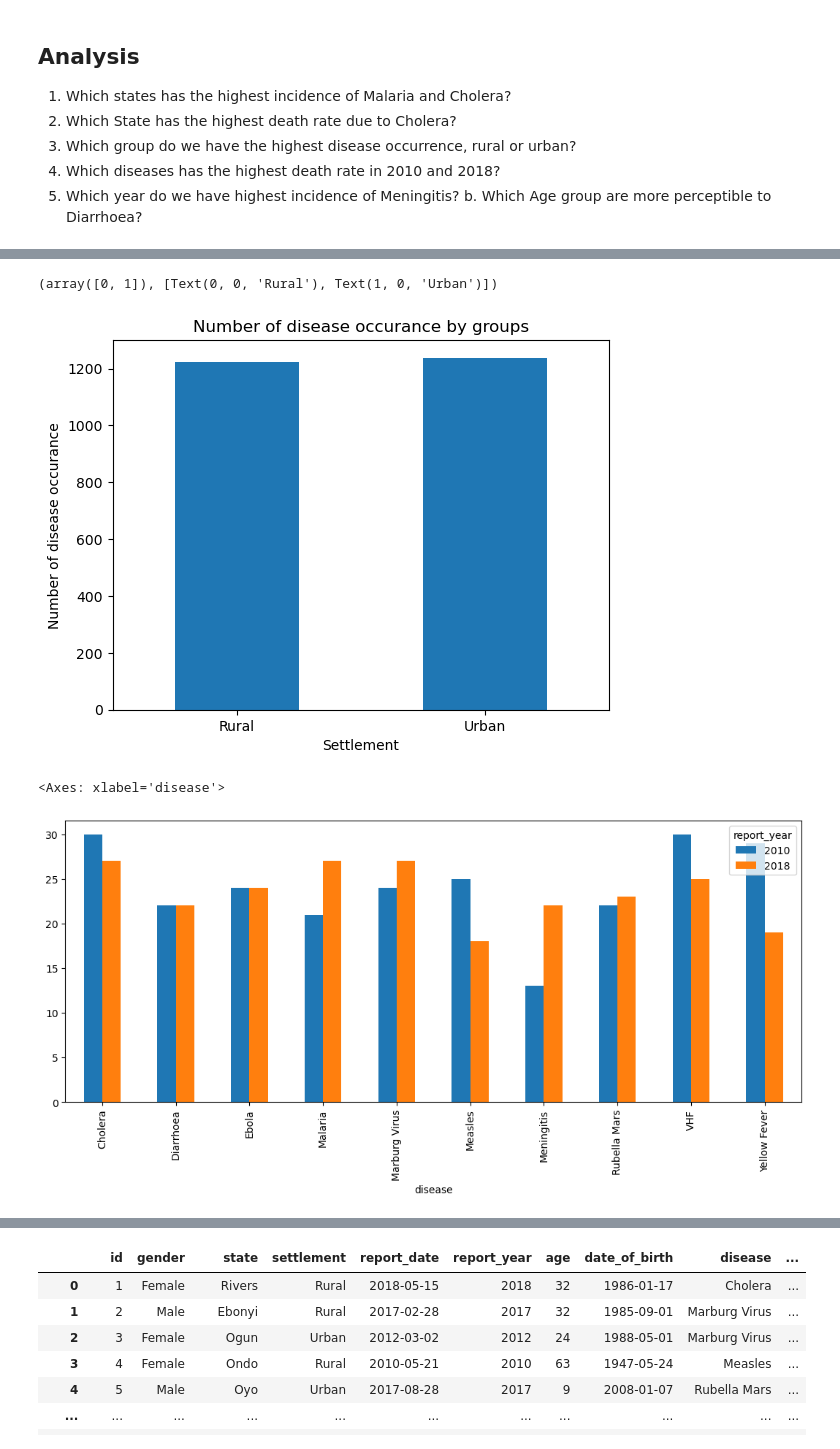
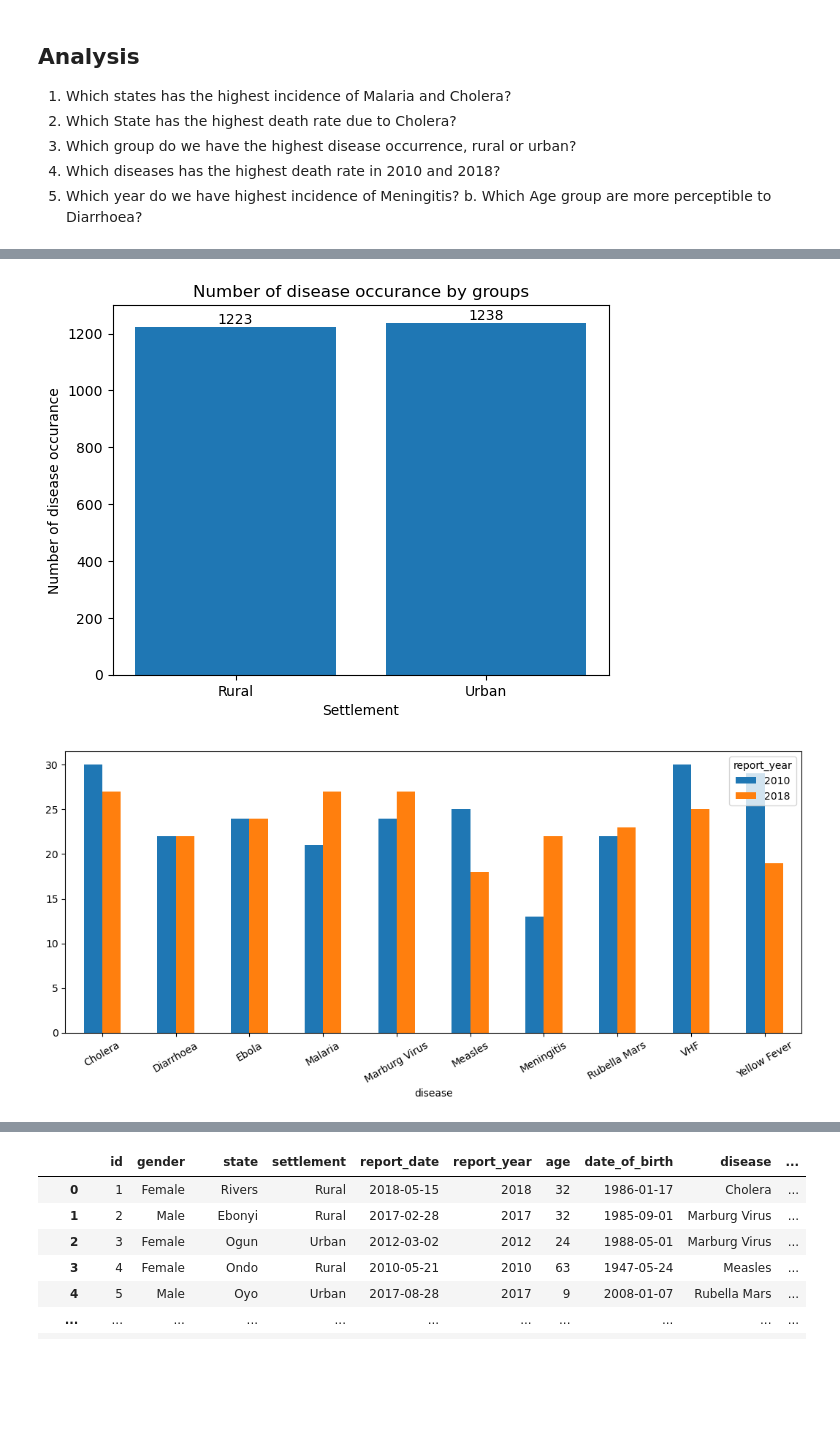
Before and after one commit to GosunJ/Portfolio_projects, a Jupyter notebook: Disease_df.ipynb, the cells around one changed output, grey strips where cells are left out. Drawn from its saved outputs; the diff is of its cells as text; code cells hidden in the pictures; blank space fills up the shorter version.

```diff
--- a/Disease_df.ipynb
+++ b/Disease_df.ipynb
@@ -7,7 +7,7 @@ import warnings as w
 w.filterwarnings('ignore')
 # %%
 #importing the data frame
-disease_df = pd.read_excel(r'C:\Users\USER\Downloads\Disease_Data.xlsx')
+disease_df = pd.read_excel(r'C:\Users\USER\Documents\Disease_Data.xlsx')
 # %%
 disease_df
 # %% [output]
@@ -341,20 +343,29 @@ Text(0.5, 1.0, 'Number of deaths by Cholera in various States')
 [figure]
 # %%
 #Which group do we have the highest disease occurrence, rural or urban?
-disease_df.groupby('settlement')['disease'].count().plot(kind='bar')
+disease_settlement=disease_df.groupby('settlement')['disease'].count().reset_index()
+
+plt.bar(disease_settlement['settlement'], disease_settlement['disease'])
 
 plt.ylabel('Number of disease occurance')
 plt.xlabel('Settlement')
 plt.title('Number of disease occurance by groups')
 plt.xticks(rotation=0)
+
+for i, cases in enumerate(disease_settlement['disease']):
+    plt.text(i, cases +10, str(cases), ha='center')
+
+plt.show()
 # %% [output]
-(array([0, 1]), [Text(0, 0, 'Rural'), Text(1, 0, 'Urban')])
-[figure, old version]
+[figure, new version]
 # %%
 #Which diseases has the highest death rate in 2010 and 2018?
 d_df=disease_df[disease_df['report_year'].isin([2010,2018])]
 pd.crosstab(d_df['disease'], d_df['report_year']).plot(kind='bar', figsize=(13,5))
+
+plt.xticks(rotation=30)
+
+plt.show()
 # %% [output]
-<Axes: xlabel='disease'>
-[figure, old version]
+[figure, new version]
 # %%
```
Also changed, not shown: parts of 9 cells of this notebook.
